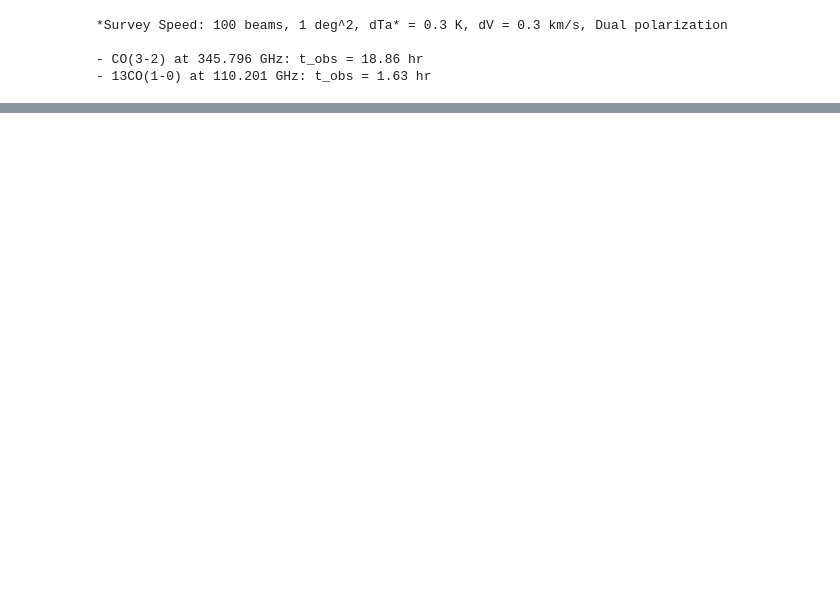
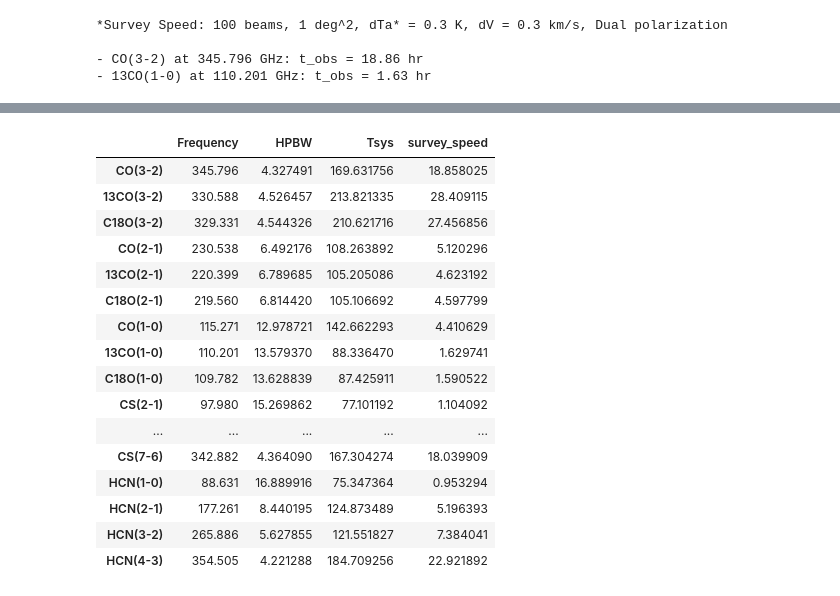
Before and after one commit to ishiishun/lst, a Jupyter notebook: LST_heterodyne_sensitivity.ipynb, the cells around one changed output, grey strips where cells are left out. Cells and saved outputs as stored; diff of their text form; code cells hidden in the pictures; blank space fills up the shorter version.

```diff
--- a/LST_heterodyne_sensitivity.ipynb
+++ b/LST_heterodyne_sensitivity.ipynb
@@ -64,13 +67,13 @@ def get_Tsys(band, EL = 60., eta_eff = 0.95, Tamb = 270.):
 # %%
-def get_Tsys_all(band, EL = 60., eta_eff = 0.95, Tamb = 270. ):
+def get_Tsys_all(band, EL = 60., eta_eff = 0.95, Tamb = 270.* (u.K) ):
     pwvs = [0.472, 0.658, 0.913, 1.262, 1.796, 2.748, 5.186]
     df_Tsys = pd.DataFrame()
     for pwv in pwvs:
-        f_min = Bands[band]["f_min"]
-        f_max = Bands[band]["f_max"]
+        f_min = Bands[band]["f_min"].value
+        f_max = Bands[band]["f_max"].value
         Trx = Bands[band]["Trx"]
         tau = tau_func(str(pwv), EL)
-        Tsky = Tsky_func(str(pwv), EL)
+        Tsky = Tsky_func(str(pwv), EL).values
         eta_atm = np.exp(-tau)
         Tsys = 1./(eta_eff*eta_atm)*(Trx + eta_eff*Tsky + (1.-eta_eff)*Tamb)
         df_Tsys[str(pwv)]= Tsys[f_min:f_max]
@@ -259,6 +260,5 @@ fig.tight_layout()
 # %%
-def LST_HPBW(F: ArrayLike, D = 50) -> ArrayLike:
-    c = 2.99792458e8
+def LST_HPBW(F: ArrayLike, D = 50*(u.m)) -> ArrayLike:
     wavelength =  c/F
     return 1.21 * wavelength/D
 # %%
@@ -441,4 +455,5 @@ lines = {
 # %%
-df = pd.DataFrame.from_dict(lines, orient='index').rename(columns={0:'Frequency'})
+df_lines = pd.DataFrame.from_dict(lines, orient='index').rename(columns={0:'Frequency'})
+df_lines2 = pd.DataFrame.from_dict(lines2, orient='index').rename(columns={0:'Frequency'})
 # %%
 df2 = pd.DataFrame()
@@ -468,0 +526,20 @@ df
+# %%
+df_lines
+# %% [output]
+|  | Frequency | HPBW | Tsys | survey_speed |
+| CO(3-2) | 345.796 | 4.327491 | 169.631756 | 18.858025 |
+| 13CO(3-2) | 330.588 | 4.526457 | 213.821335 | 28.409115 |
+| C18O(3-2) | 329.331 | 4.544326 | 210.621716 | 27.456856 |
+| CO(2-1) | 230.538 | 6.492176 | 108.263892 | 5.120296 |
+| 13CO(2-1) | 220.399 | 6.789685 | 105.205086 | 4.623192 |
+| C18O(2-1) | 219.560 | 6.814420 | 105.106692 | 4.597799 |
+| CO(1-0) | 115.271 | 12.978721 | 142.662293 | 4.410629 |
+| 13CO(1-0) | 110.201 | 13.579370 | 88.336470 | 1.629741 |
+| C18O(1-0) | 109.782 | 13.628839 | 87.425911 | 1.590522 |
+| CS(2-1) | 97.980 | 15.269862 | 77.101192 | 1.104092 |
+| ... | ... | ... | ... | ... |
+| CS(7-6) | 342.882 | 4.364090 | 167.304274 | 18.039909 |
+| HCN(1-0) | 88.631 | 16.889916 | 75.347364 | 0.953294 |
+| HCN(2-1) | 177.261 | 8.440195 | 124.873489 | 5.196393 |
+| HCN(3-2) | 265.886 | 5.627855 | 121.551827 | 7.384041 |
+| HCN(4-3) | 354.505 | 4.221288 | 184.709256 | 22.921892 |
```
Also changed, not shown: parts of 19 cells of this notebook.
